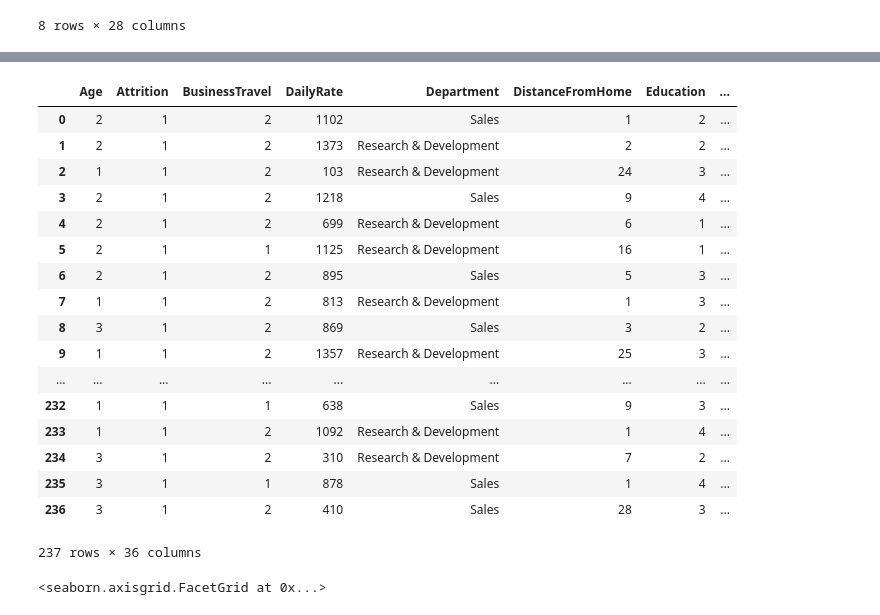
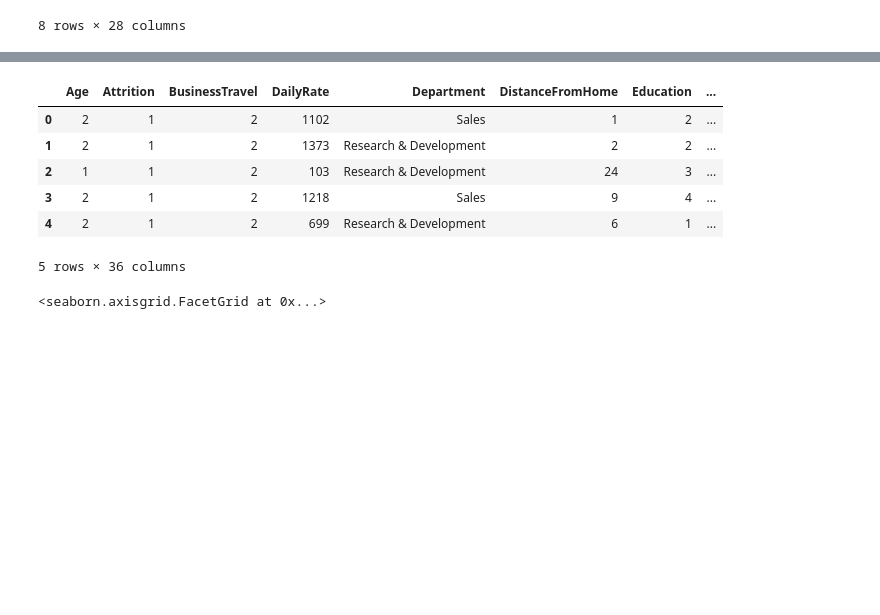
Before and after one commit to Felipean/mineria_de-_datos, a Jupyter notebook: Untitled.ipynb, the cells around one changed output, grey strips where cells are left out. Saved outputs shown, nothing was run; the diff lists cells and outputs as text; code cells hidden in the pictures; blank space fills up the shorter version.

```diff
--- a/Untitled.ipynb
+++ b/Untitled.ipynb
@@ -244,28 +343,17 @@ attrition["Age"] = pd.cut(attrition["Age"], bins, labels = names)
 # %%
 #CON ESTO REMPLAZAMOS LOS NOMBRES DE BUSINESSTRAVEL Travel_Frequently(1) ;Travel_Rarely(2) ;Non-Travel(3)
 #ATTRITION POR Yes(2); No(0).
 attrition.replace({'BusinessTravel': {"Travel_Frequently": 1,"Travel_Rarely": 2, "Non-Travel": 3 }},  inplace = True)
 attrition.replace({'Attrition' : {"Yes" : 1, "No" : 0}}, inplace = True)
-attrition
+attrition.head()
 # %% [output]
 |  | Age | Attrition | BusinessTravel | DailyRate | Department | DistanceFromHome | Education | ... |
 | 0 | 2 | 1 | 2 | 1102 | Sales | 1 | 2 | ... |
 | 1 | 2 | 1 | 2 | 1373 | Research & Development | 2 | 2 | ... |
 | 2 | 1 | 1 | 2 | 103 | Research & Development | 24 | 3 | ... |
 | 3 | 2 | 1 | 2 | 1218 | Sales | 9 | 4 | ... |
 | 4 | 2 | 1 | 2 | 699 | Research & Development | 6 | 1 | ... |
-| 5 | 2 | 1 | 1 | 1125 | Research & Development | 16 | 1 | ... |
-| 6 | 2 | 1 | 2 | 895 | Sales | 5 | 3 | ... |
-| 7 | 1 | 1 | 2 | 813 | Research & Development | 1 | 3 | ... |
-| 8 | 3 | 1 | 2 | 869 | Sales | 3 | 2 | ... |
-| 9 | 1 | 1 | 2 | 1357 | Research & Development | 25 | 3 | ... |
-| ... | ... | ... | ... | ... | ... | ... | ... | ... |
-| 232 | 1 | 1 | 1 | 638 | Sales | 9 | 3 | ... |
-| 233 | 1 | 1 | 2 | 1092 | Research & Development | 1 | 4 | ... |
-| 234 | 3 | 1 | 2 | 310 | Research & Development | 7 | 2 | ... |
-| 235 | 3 | 1 | 1 | 878 | Sales | 1 | 4 | ... |
-| 236 | 3 | 1 | 2 | 410 | Sales | 28 | 3 | ... |
-237 rows × 36 columns
+5 rows × 36 columns
 # %%
 #CON ESTO GENERO UNA IDEA DE CUALES SON LOS CAMPOS DE ESTUDIO COM MAS EMPLEADOS.
 sb.factorplot('EducationField',data=attrition,kind="count")
```
Also changed, not shown: parts of 44 cells of this notebook, 1 other file.
